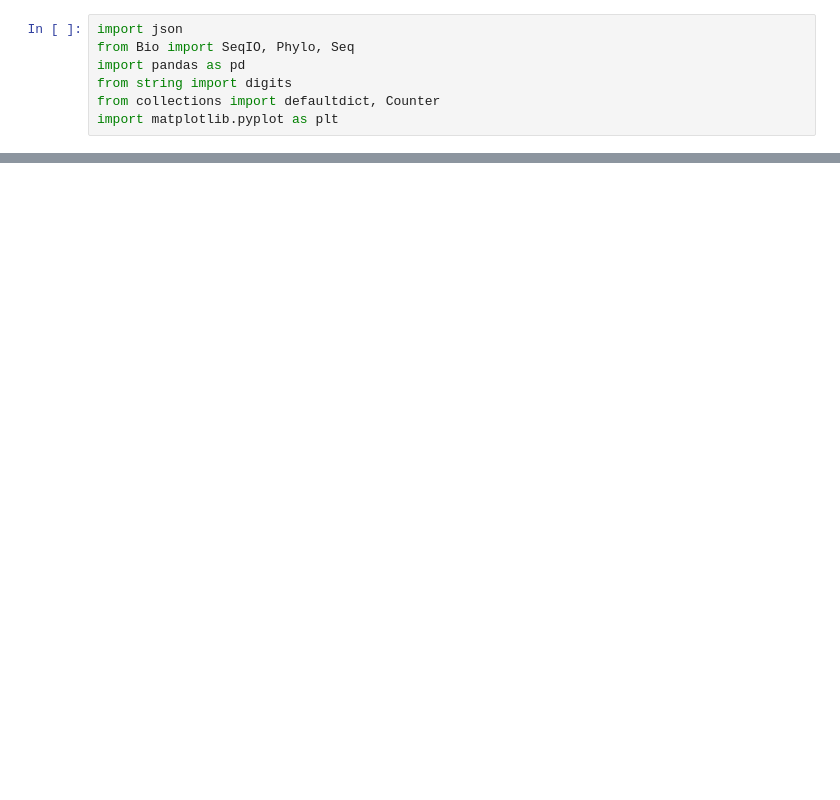
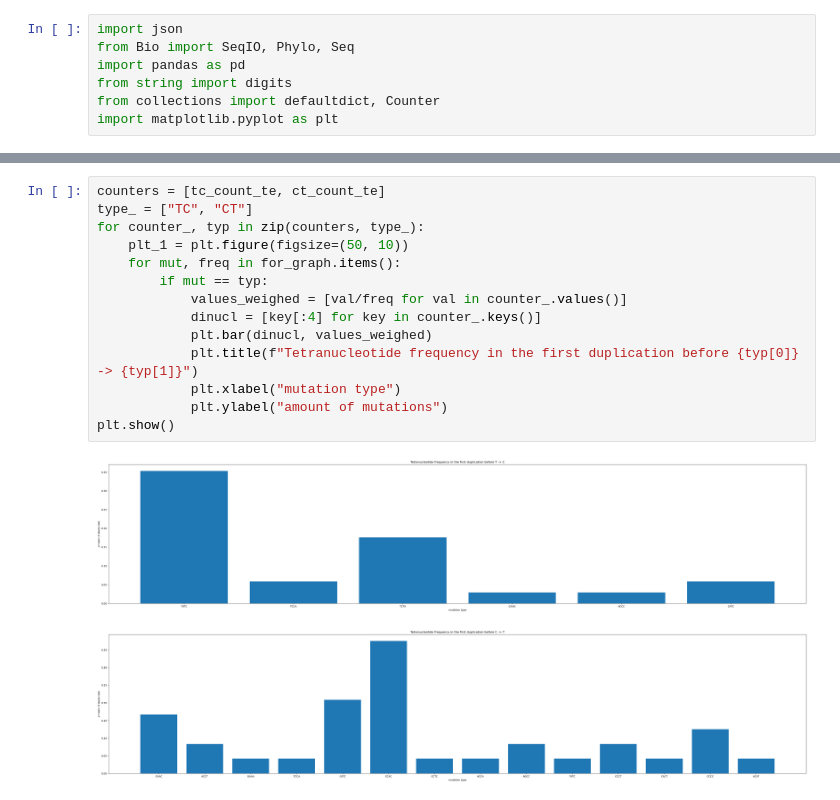
Before and after one commit to LauraU123/mutation_patterns, a Jupyter notebook: all_mutations_duplication.ipynb, the cells around one changed output, grey strips where cells are left out. Cells and saved outputs as stored; diff of their text form; blank space fills up the shorter version.

```diff
--- a/all_mutations_duplication.ipynb
+++ b/all_mutations_duplication.ipynb
@@ -163 +288,18 @@ plt.show()
+# %%
+counters = [tc_count_te, ct_count_te]
+type_ = ["TC", "CT"]
+for counter_, typ in zip(counters, type_):
+    plt_1 = plt.figure(figsize=(50, 10))
+    for mut, freq in for_graph.items():
+        if mut == typ:
+            values_weighed = [val/freq for val in counter_.values()]
+            dinucl = [key[:4] for key in counter_.keys()]
+            plt.bar(dinucl, values_weighed)
+            plt.title(f"Tetranucleotide frequency in the first duplication before {typ[0]} -> {typ[1]}")
+            plt.xlabel("mutation type")
+            plt.ylabel("amount of mutations")
+plt.show()
+# %% [output]
+[figure, added]
+[figure, added]
 # %%
```
Also changed, not shown: parts of 12 cells of this notebook, 2 other files.
